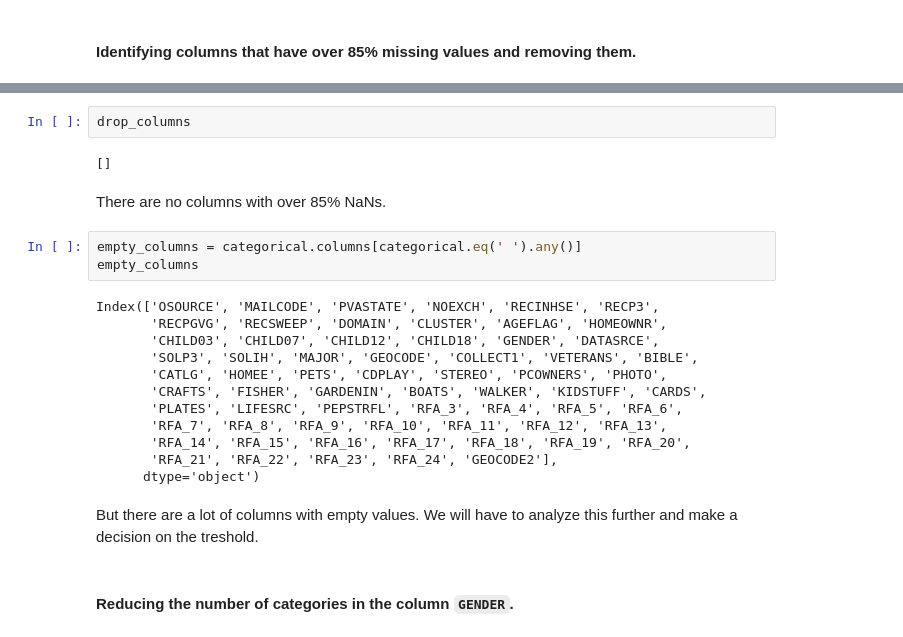
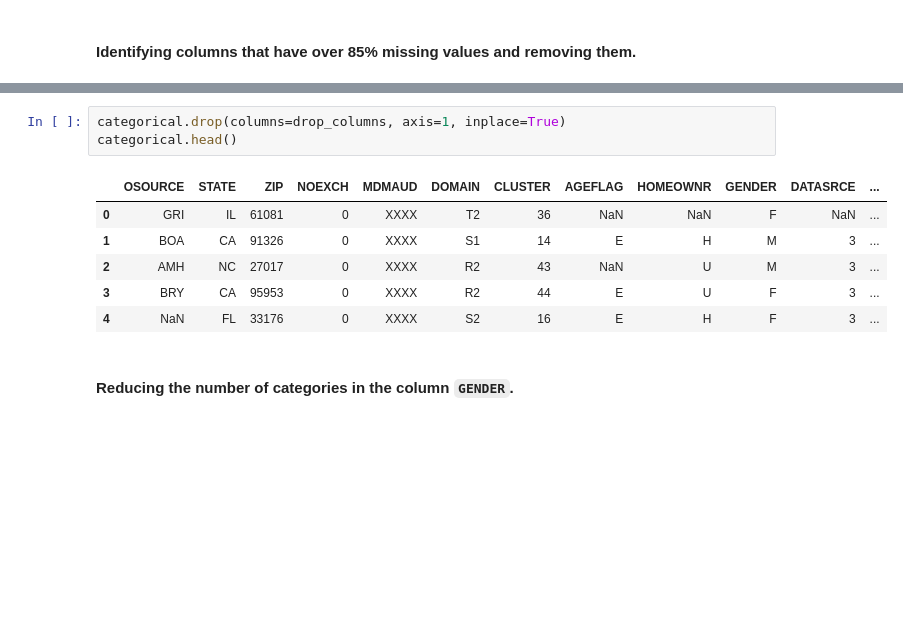
Before and after one commit to ieumann/lab-revisiting-machine-learning, a Jupyter notebook: Case Study Healthcare for All (ML revisited).ipynb, the cells around one changed output, grey strips where cells are left out. Drawn from its saved outputs; the diff is of its cells as text; blank space fills up the shorter version.

```diff
--- a/Case Study Healthcare for All (ML revisited).ipynb
+++ b/Case Study Healthcare for All (ML revisited).ipynb
@@ -186,26 +298,13 @@ drop_columns = filter_nulls(categorical, perc=0.85)
 # %%
-drop_columns
+categorical.drop(columns=drop_columns, axis=1, inplace=True)
+categorical.head()
 # %% [output]
-[]
+|  | OSOURCE | STATE | ZIP | NOEXCH | MDMAUD | DOMAIN | CLUSTER | AGEFLAG | HOMEOWNR | GENDER | DATASRCE | ... |
+| 0 | GRI | IL | 61081 | 0 | XXXX | T2 | 36 | NaN | NaN | F | NaN | ... |
+| 1 | BOA | CA | 91326 | 0 | XXXX | S1 | 14 | E | H | M | 3 | ... |
+| 2 | AMH | NC | 27017 | 0 | XXXX | R2 | 43 | NaN | U | M | 3 | ... |
+| 3 | BRY | CA | 95953 | 0 | XXXX | R2 | 44 | E | U | F | 3 | ... |
+| 4 | NaN | FL | 33176 | 0 | XXXX | S2 | 16 | E | H | F | 3 | ... |
-# %% [markdown]
-There are no columns with over 85% NaNs.
-# %%
-empty_columns = categorical.columns[categorical.eq(' ').any()]
-empty_columns
-# %% [output]
-Index(['OSOURCE', 'MAILCODE', 'PVASTATE', 'NOEXCH', 'RECINHSE', 'RECP3',
-       'RECPGVG', 'RECSWEEP', 'DOMAIN', 'CLUSTER', 'AGEFLAG', 'HOMEOWNR',
-       'CHILD03', 'CHILD07', 'CHILD12', 'CHILD18', 'GENDER', 'DATASRCE',
-       'SOLP3', 'SOLIH', 'MAJOR', 'GEOCODE', 'COLLECT1', 'VETERANS', 'BIBLE',
-       'CATLG', 'HOMEE', 'PETS', 'CDPLAY', 'STEREO', 'PCOWNERS', 'PHOTO',
-       'CRAFTS', 'FISHER', 'GARDENIN', 'BOATS', 'WALKER', 'KIDSTUFF', 'CARDS',
-       'PLATES', 'LIFESRC', 'PEPSTRFL', 'RFA_3', 'RFA_4', 'RFA_5', 'RFA_6',
-       'RFA_7', 'RFA_8', 'RFA_9', 'RFA_10', 'RFA_11', 'RFA_12', 'RFA_13',
-       'RFA_14', 'RFA_15', 'RFA_16', 'RFA_17', 'RFA_18', 'RFA_19', 'RFA_20',
-       'RFA_21', 'RFA_22', 'RFA_23', 'RFA_24', 'GEOCODE2'],
-      dtype='object')
-# %% [markdown]
-But there are a lot of columns with empty values. We will have to analyze this further and make a decision on the treshold.
 # %% [markdown]
 #### Reducing the number of categories in the column `GENDER`.
 # %%
```
Also changed, not shown: parts of 46 cells of this notebook.
